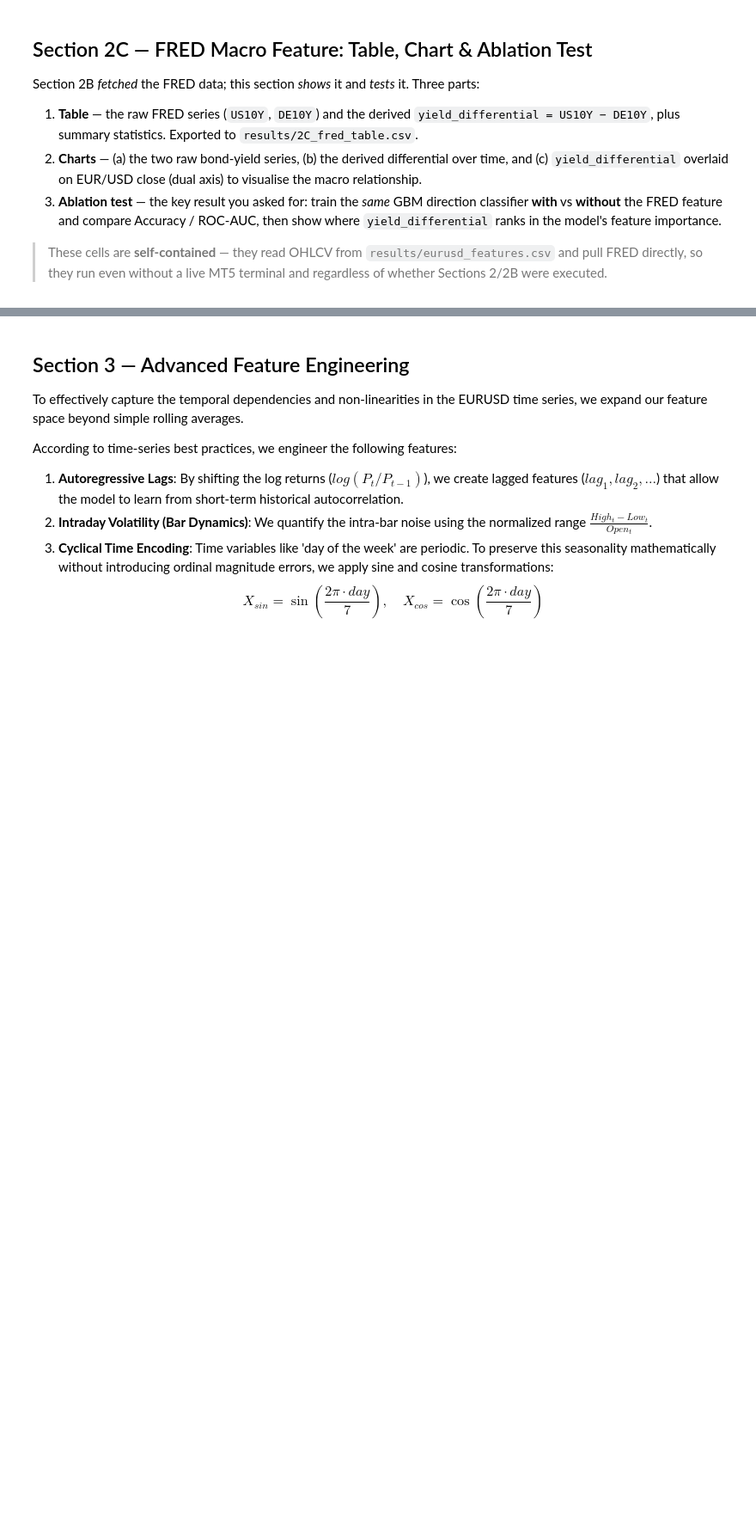
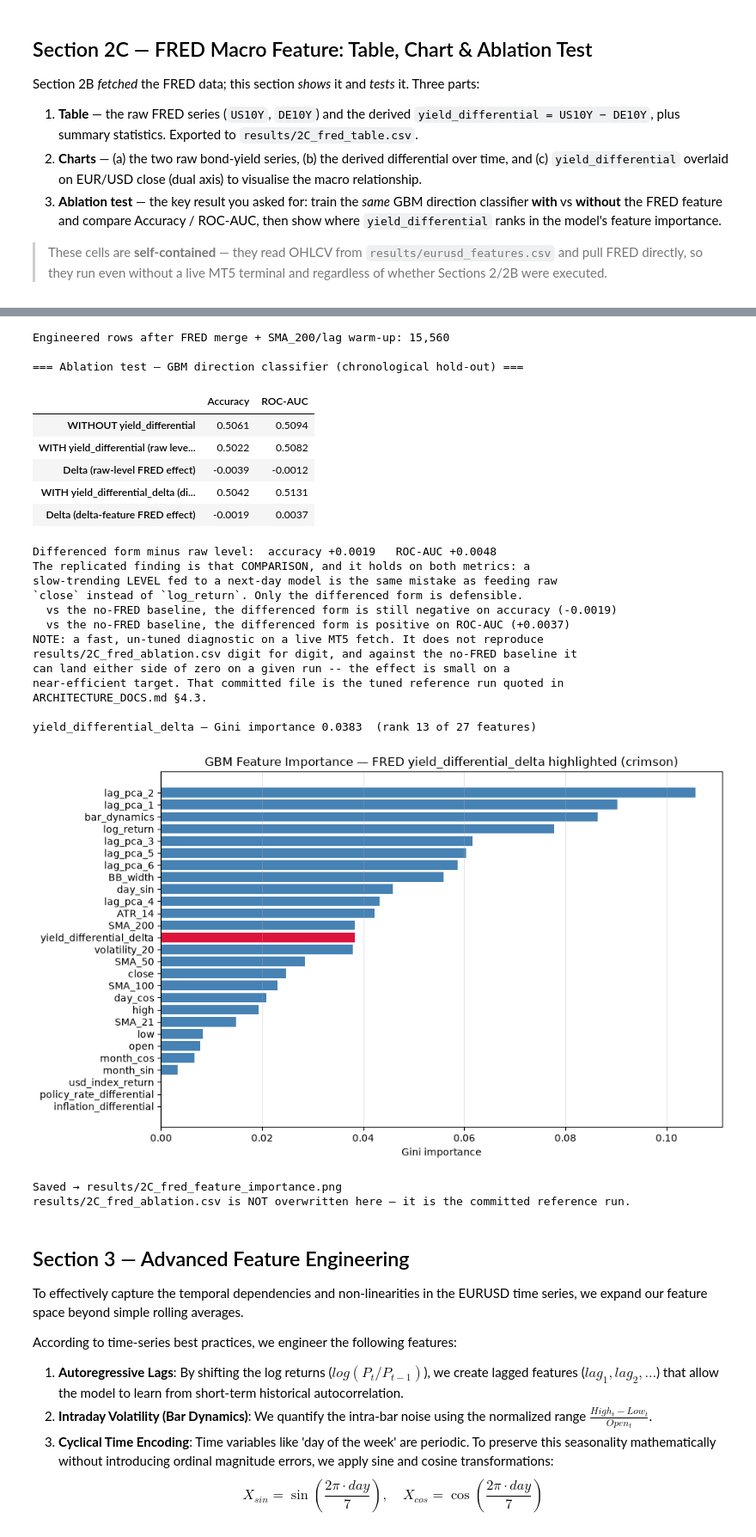
Before and after one commit to velizarMitov/EURUSD-prophet, a Jupyter notebook: notebooks/01_data_preparation.ipynb, the cells around one changed output, grey strips where cells are left out. Shown at 86% size. Saved outputs shown, nothing was run; the diff lists cells and outputs as text; code cells hidden in the pictures; blank space fills up the shorter version.

```diff
--- a/notebooks/01_data_preparation.ipynb
+++ b/notebooks/01_data_preparation.ipynb
@@ -499,39 +511,76 @@ ablation = pd.DataFrame(
         'ROC-AUC': [auc_b, auc_r, auc_r - auc_b, auc_d, auc_d - auc_b],
     },
     index=[
         'WITHOUT yield_differential',
         'WITH yield_differential (raw level -- superseded)',
         'Delta (raw-level FRED effect)',
         'WITH yield_differential_delta (diff(1) -- current production feature)',
         'Delta (delta-feature FRED effect)',
     ],
 ).round(4)
 print("\n=== Ablation test — GBM direction classifier (chronological hold-out) ===")
 display(ablation)
 
-print("\nThe sign flips with the transform, which is the entire point: a slow-trending LEVEL")
-print("fed to a next-day model is the same mistake as feeding raw `close` instead of")
-print("`log_return`. Only the differenced form carries next-day information.")
-print("NOTE: this is a fast, un-tuned diagnostic on live-fetched data, so it will not match")
-print("results/2C_fred_ablation.csv digit for digit; that file is the committed run quoted in")
-print("ARCHITECTURE_DOCS.md §4.3. The finding under test is the SIGN of each delta.")
+# Read the claim OFF the numbers rather than asserting it, so this text can never
+# disagree with the table above on a re-run against different data.
+d_acc, d_auc = acc_d - acc_r, auc_d - auc_r          # differenced form minus raw level
+print()
+print(f"Differenced form minus raw level:  accuracy {d_acc:+.4f}   ROC-AUC {d_auc:+.4f}")
+print("The replicated finding is that COMPARISON, and it holds on both metrics: a")
+print("slow-trending LEVEL fed to a next-day model is the same mistake as feeding raw")
+print("`close` instead of `log_return`. Only the differenced form is defensible.")
+for _name, _base, _val in (("accuracy", acc_b, acc_d), ("ROC-AUC", auc_b, auc_d)):
+    _v = "positive" if _val > _base else "still negative"
+    print(f"  vs the no-FRED baseline, the differenced form is {_v} on {_name} "
+          f"({_val - _base:+.4f})")
+print("NOTE: a fast, un-tuned diagnostic on a live MT5 fetch. It does not reproduce")
+print("results/2C_fred_ablation.csv digit for digit, and against the no-FRED baseline it")
+print("can land either side of zero on a given run -- the effect is small on a")
+print("near-efficient target. That committed file is the tuned reference run quoted in")
+print("ARCHITECTURE_DOCS.md §4.3.")
 
 # Where does the production FRED feature rank by Gini importance?
 imp = pd.Series(model_delta.feature_importances_, index=cols_delta).sort_values(ascending=False)
 rank = list(imp.index).index(DELTA) + 1
 print(f"\n{DELTA} — Gini importance {imp[DELTA]:.4f}  (rank {rank} of {len(cols_delta)} features)")
 
 fig, ax = plt.subplots(figsize=(10, 6))
 colors = ['crimson' if c == DELTA else 'steelblue' for c in imp.index]
 ax.barh(imp.index[::-1], imp.values[::-1], color=colors[::-1])
 ax.set_title(f'GBM Feature Importance — FRED {DELTA} highlighted (crimson)')
 ax.set_xlabel('Gini importance')
 ax.grid(True, axis='x', alpha=0.3)
 plt.tight_layout()
 plt.savefig('../results/2C_fred_feature_importance.png', dpi=120, bbox_inches='tight')
 plt.show()
 print("Saved → results/2C_fred_feature_importance.png")
 print("results/2C_fred_ablation.csv is NOT overwritten here — it is the committed reference run.")
+# %% [output]
+Engineered rows after FRED merge + SMA_200/lag warm-up: 15,560
+
+=== Ablation test — GBM direction classifier (chronological hold-out) ===
+|  | Accuracy | ROC-AUC |
+| WITHOUT yield_differential | 0.5061 | 0.5094 |
+| WITH yield_differential (raw leve... | 0.5022 | 0.5082 |
+| Delta (raw-level FRED effect) | -0.0039 | -0.0012 |
+| WITH yield_differential_delta (di... | 0.5042 | 0.5131 |
+| Delta (delta-feature FRED effect) | -0.0019 | 0.0037 |
+Differenced form minus raw level:  accuracy +0.0019   ROC-AUC +0.0048
+The replicated finding is that COMPARISON, and it holds on both metrics: a
+slow-trending LEVEL fed to a next-day model is the same mistake as feeding raw
+`close` instead of `log_return`. Only the differenced form is defensible.
+  vs the no-FRED baseline, the differenced form is still negative on accuracy (-0.0019)
+  vs the no-FRED baseline, the differenced form is positive on ROC-AUC (+0.0037)
+NOTE: a fast, un-tuned diagnostic on a live MT5 fetch. It does not reproduce
+results/2C_fred_ablation.csv digit for digit, and against the no-FRED baseline it
+can land either side of zero on a given run -- the effect is small on a
+near-efficient target. That committed file is the tuned reference run quoted in
+ARCHITECTURE_DOCS.md §4.3.
+
+yield_differential_delta — Gini importance 0.0383  (rank 13 of 27 features)
+[figure, added]
+Saved → results/2C_fred_feature_importance.png
+results/2C_fred_ablation.csv is NOT overwritten here — it is the committed reference run.
 # %% [markdown]
 ## Section 3 — Advanced Feature Engineering
 To effectively capture the temporal dependencies and non-linearities in the EURUSD time series, we expand our feature space beyond simple rolling averages.
```
Also changed, not shown: parts of 53 cells of this notebook, 19 other files.
